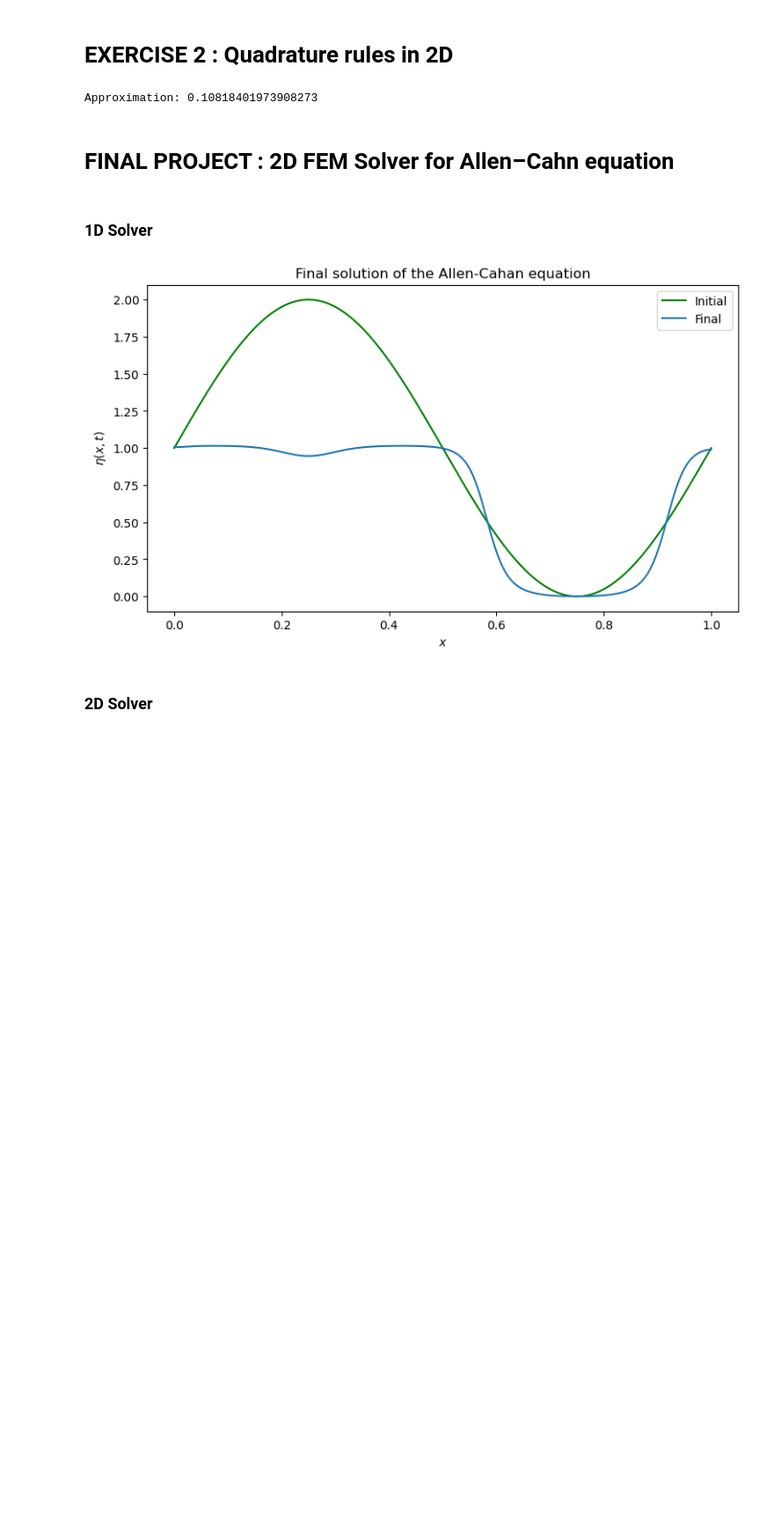
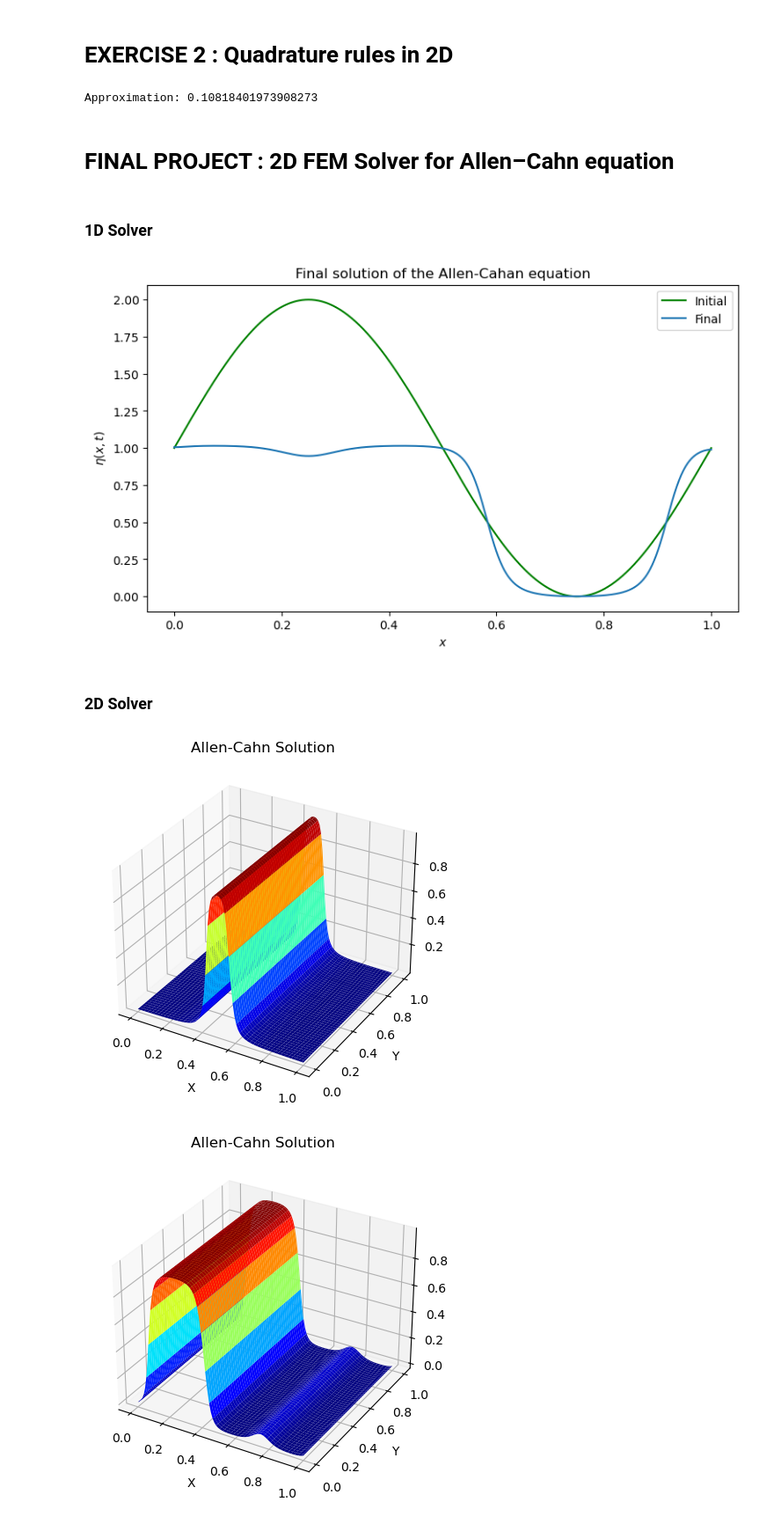
Before and after one commit to ananthkrishna96/Python-Allen-Cahn-FEM-Solver, a Jupyter notebook: FINAL PROJECT AND EXERCISE.ipynb, the cells around one changed output. Shown: that part at 88% size. Cells and saved outputs as stored; diff of their text form; code cells hidden in the pictures; blank space fills up the shorter version.

```diff
--- a/FINAL PROJECT AND EXERCISE.ipynb
+++ b/FINAL PROJECT AND EXERCISE.ipynb
@@ -213,3 +213,73 @@ plot_final_solution(eta, basis, resolution=1000)
 [figure]
 # %% [markdown]
 ### 2D Solver
+# %%
+t = sym.var('t')
+f = t**2 * (t - 1)**2
+F = f.diff(t, 1)
+F = sym.lambdify(t,F, 'numpy')
+
+
+def solve_allen_cahan_2d(eta_0_function, eps, dt, ndofs, degree):
+    n_steps = int(1 / dt) + 1
+    q = linspace(0, 1, ndofs)
+    y = linspace(0, 1, ndofs)
+
+    basis = [PPoly.from_spline(splrep(q, np.eye(ndofs)[i], k=degree)) for i in range(ndofs)]
+    basis = np.array(basis).T
+
+    intervals = unique(basis[0].x)
+    qp, w = leg.leggauss(degree)
+    qp = (qp + 1) / 2
+    w /= 2
+
+    h = diff(intervals)
+    Q = array([intervals[i] + h[i] * qp for i in range(len(h))]).reshape((-1,))
+    W = array([w * h[i] for i in range(len(h))]).reshape((-1,))
+
+    m = len(basis)
+    dbasis = []
+    for i in range(m):
+        dbasis.append(basis[i].derivative(1))
+
+    Bq = array([basis[i](Q) for i in range(m)]).T
+    dBq = array([dbasis[i](Q) for i in range(m)]).T
+
+    M = einsum('qi, q, qj', Bq, W, Bq)
+    K = einsum('qi, q, qj', dBq, W, dBq)
+
+    eta = zeros((n_steps, ndofs, ndofs))
+    eta[0] = eta_0_function(q, y)
+    b = M.dot(eta[0] - dt * F(eta[0]))
+
+    for i in range(1, n_steps):
+        A = M + dt * eps**2 * K
+        eta[i] = linalg.solve(A, b)
+        b = M.dot(eta[i] - dt * F(eta[i]))
+
+    return eta, basis
+
+
+def plot_solution(eta):
+    fig = plt.figure(figsize=(12, 5))
+    ax = fig.add_subplot(111, projection='3d')
+    ax.set_xlabel('X')
+    ax.set_ylabel('Y')
+    ax.set_zlabel('Z')
+    ax.set_title('Allen-Cahn Solution')
+    x, y = np.meshgrid(np.linspace(0, 1, 100), np.linspace(0, 1, 100))
+    ax.plot_surface(x, y, eta[-1], cmap='jet')
+    plt.show()
+
+def main(func):
+    eta, basis = solve_allen_cahan_2d(func, 0.01, 0.1, 100, 4)
+    plot_solution(eta)
+
+func = lambda x,y: 1/(1+100*((x-.5)**2+(y-.5)**2))
+func1 = lambda x,y: sin(2 * pi * x)+ 0*y
+
+main(func)
+main(func1)
+# %% [output]
+[figure, added]
+[figure, added]
```
Also changed, not shown: parts of 2 cells of this notebook.
